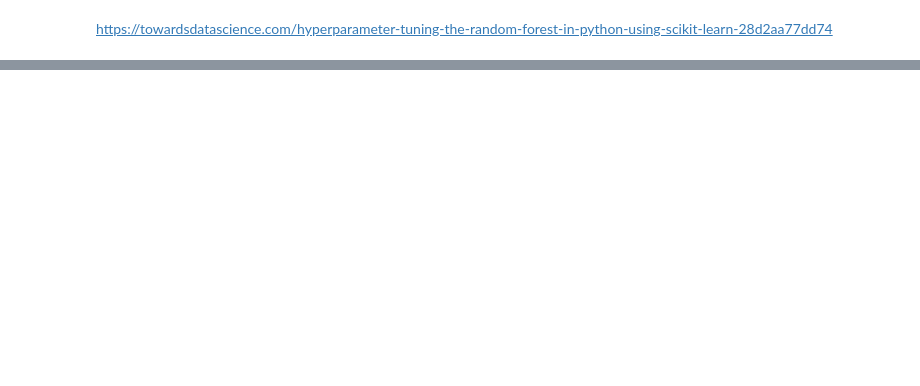
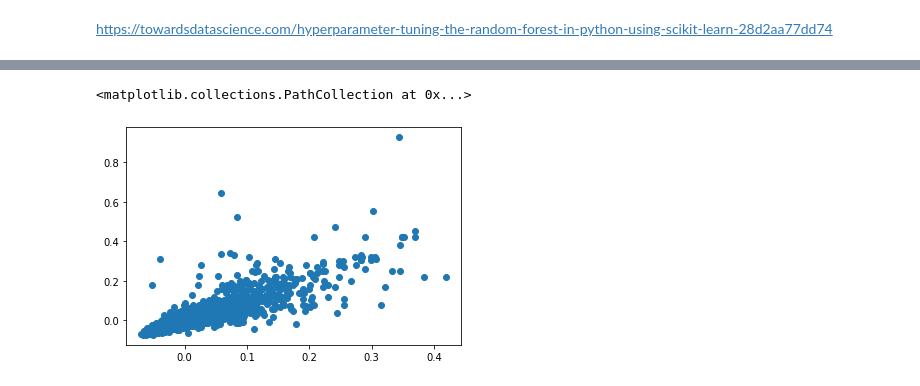
Before and after one commit to agustingu/Panama_House_Pricing, a Jupyter notebook: Random_Forest.ipynb, the cells around one changed output, grey strips where cells are left out. Saved outputs shown, nothing was run; the diff lists cells and outputs as text; code cells hidden in the pictures; blank space fills up the shorter version.

```diff
--- a/Random_Forest.ipynb
+++ b/Random_Forest.ipynb
@@ -100,0 +325,5 @@ https://towardsdatascience.com/hyperparameter-tuning-the-random-forest-in-python
+# %%
+plt.scatter(yhat_final, y_test, label='test data')
+# %% [output]
+<matplotlib.collections.PathCollection at 0x...>
+[figure, added]
```
Also changed, not shown: parts of 29 cells of this notebook, 1 other file.
